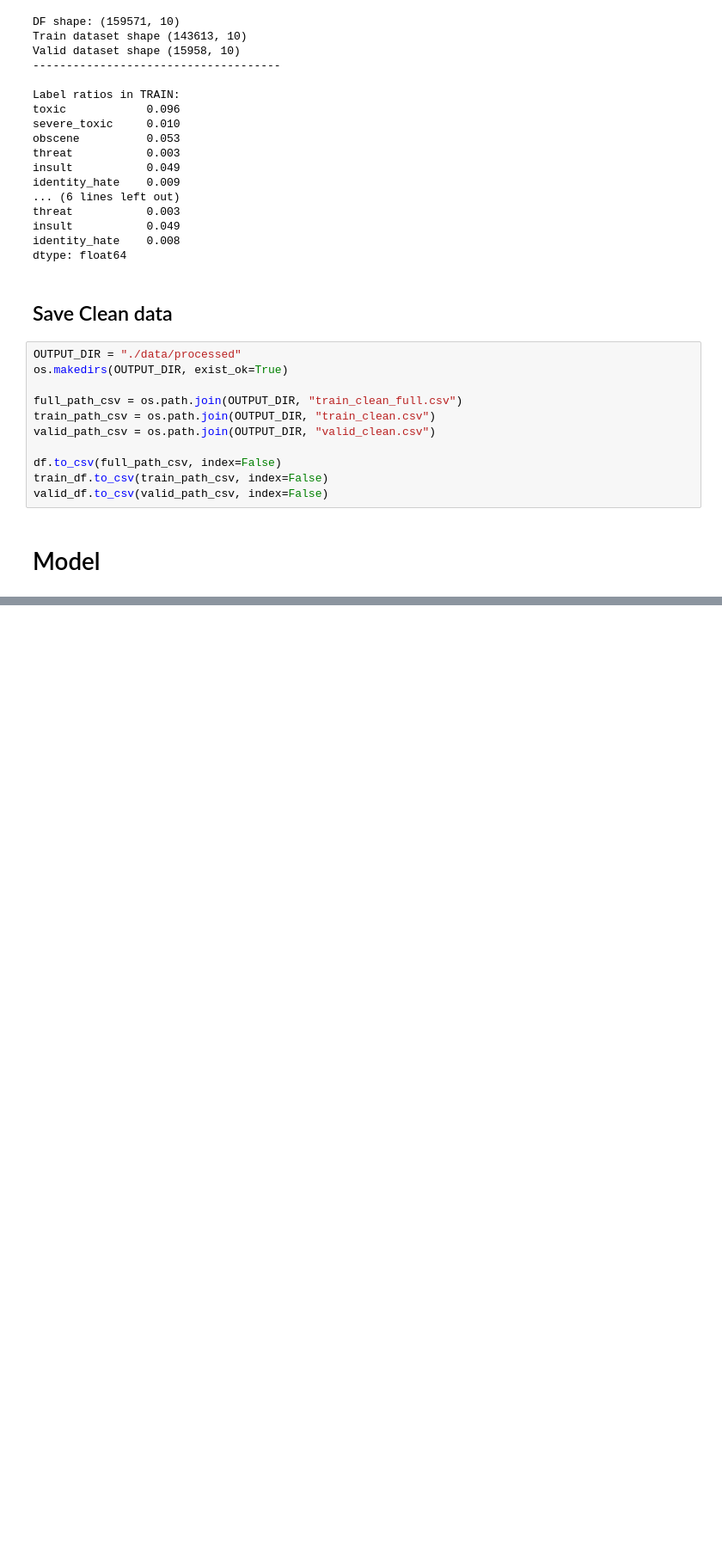
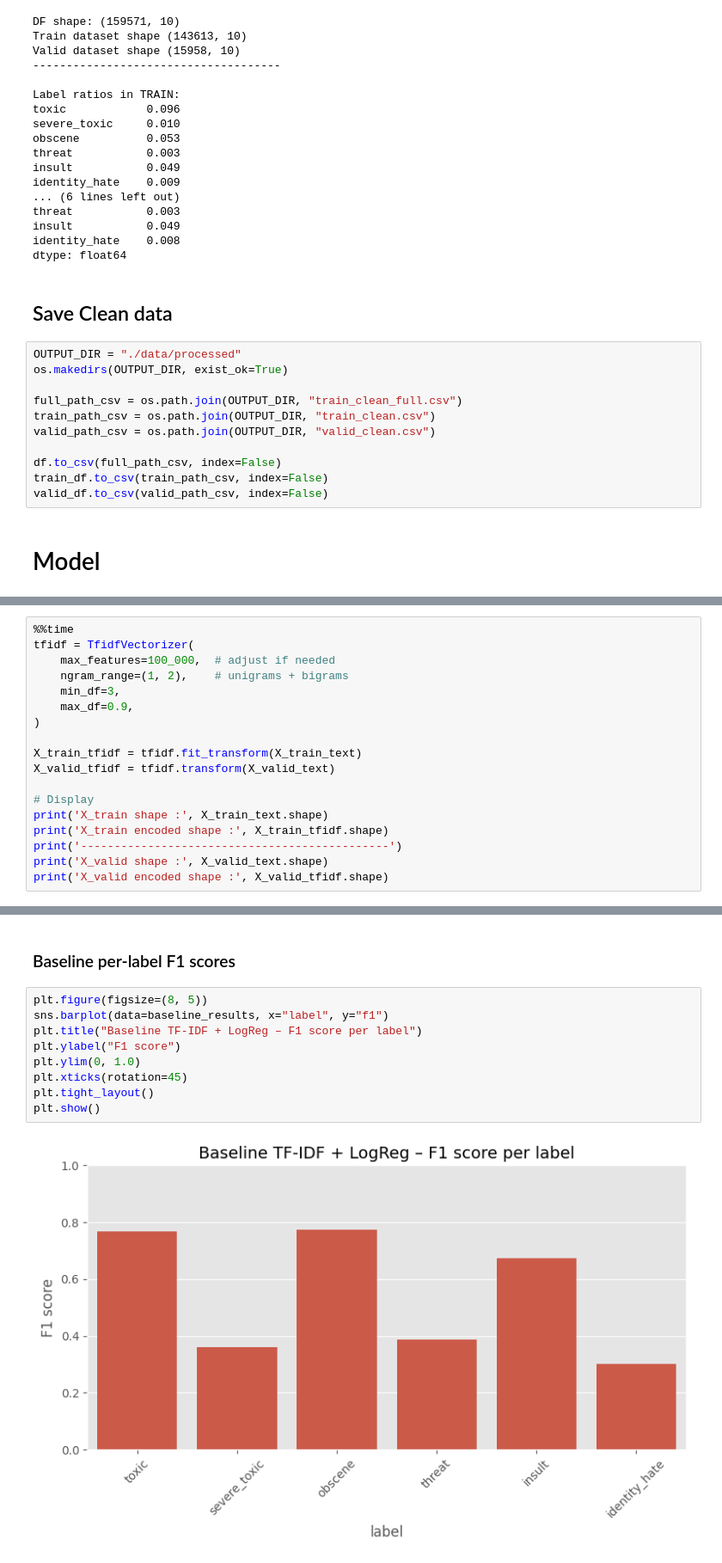
Before and after one commit to Nathan2BLK/2025_DSTI_DeepLearning_Project, a Jupyter notebook: toxicity_final.ipynb, the cells around one changed output, grey strips where cells are left out. Shown: that part at 86% size. Drawn from its saved outputs; the diff is of its cells as text; blank space fills up the shorter version.

```diff
--- a/toxicity_final.ipynb
+++ b/toxicity_final.ipynb
@@ -536,0 +611,18 @@ valid_df.to_csv(valid_path_csv, index=False)
+# %%
+%%time
+tfidf = TfidfVectorizer(
+    max_features=100_000,  # adjust if needed
+    ngram_range=(1, 2),    # unigrams + bigrams
+    min_df=3,
+    max_df=0.9,
+)
+
+X_train_tfidf = tfidf.fit_transform(X_train_text)
+X_valid_tfidf = tfidf.transform(X_valid_text)
+
+# Display
+print('X_train shape :', X_train_text.shape)
+print('X_train encoded shape :', X_train_tfidf.shape)
+print('----------------------------------------------')
+print('X_valid shape :', X_valid_text.shape)
+print('X_valid encoded shape :', X_valid_tfidf.shape)
@@ -536,0 +766,13 @@ valid_df.to_csv(valid_path_csv, index=False)
+# %% [markdown]
+### Baseline per-label F1 scores
+# %%
+plt.figure(figsize=(8, 5))
+sns.barplot(data=baseline_results, x="label", y="f1")
+plt.title("Baseline TF-IDF + LogReg – F1 score per label")
+plt.ylabel("F1 score")
+plt.ylim(0, 1.0)
+plt.xticks(rotation=45)
+plt.tight_layout()
+plt.show()
+# %% [output]
+[figure, added]
```
Also changed, not shown: parts of 71 cells of this notebook.
